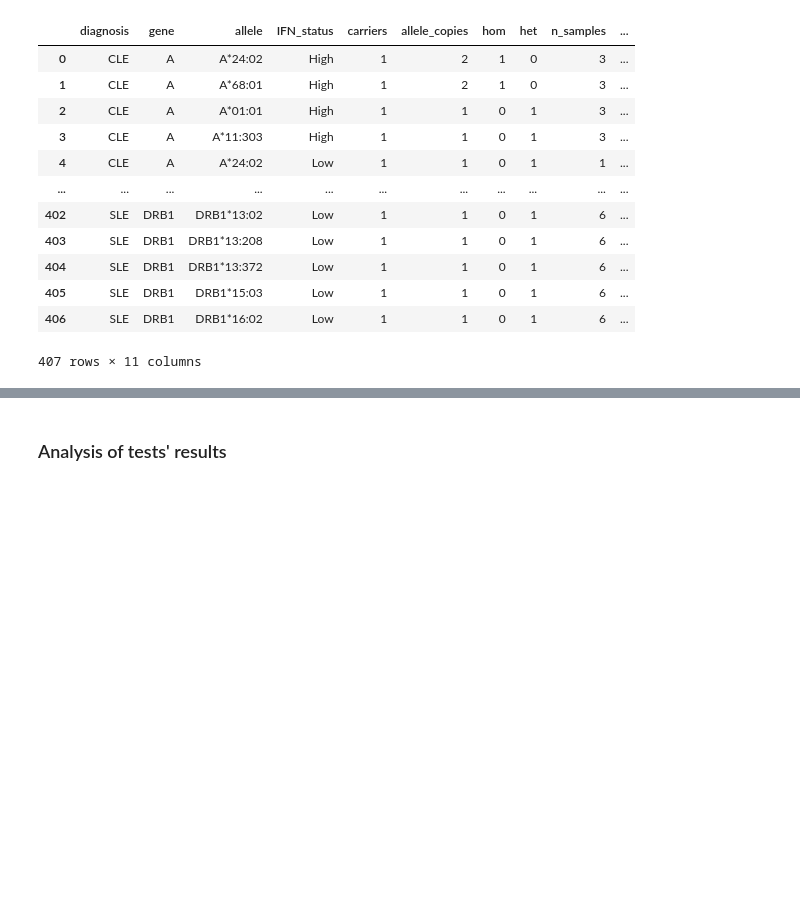
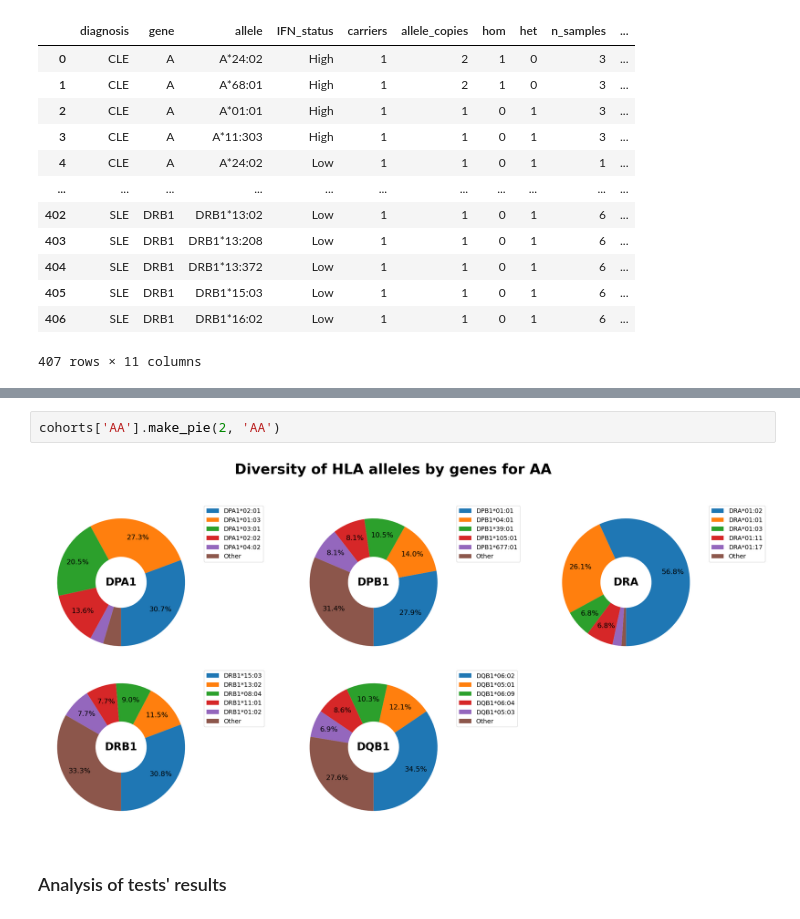
Before and after one commit to a-senkovenko/SKO-1, a Jupyter notebook: notebooks/hla_analysis.ipynb, the cells around one changed output, grey strips where cells are left out. Drawn from its saved outputs; the diff is of its cells as text; blank space fills up the shorter version.

```diff
--- a/notebooks/hla_analysis.ipynb
+++ b/notebooks/hla_analysis.ipynb
@@ -208,2 +208,6 @@ cohorts['C'].make_pie(1, 'Caucasian')
+# %%
+cohorts['AA'].make_pie(2, 'AA')
+# %% [output]
+[figure, added]
 # %% [markdown]
 ### Analysis of tests' results
```
Also changed, not shown: parts of 11 cells of this notebook, 2 other files.
